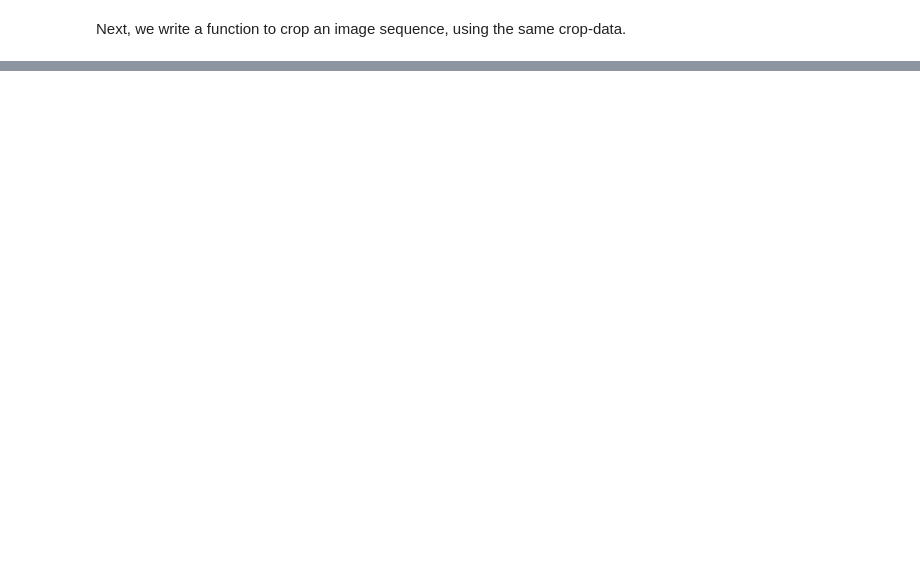
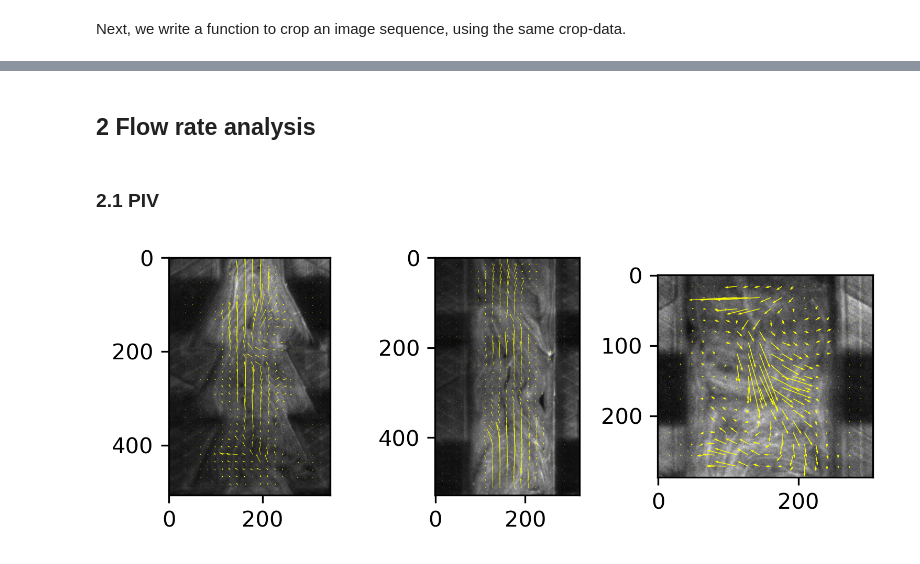
Before and after one commit to ZLoverty/AN, a Jupyter notebook: Code/Active nematics data analysis.ipynb, the cells around one changed output, grey strips where cells are left out. Drawn from its saved outputs; the diff is of its cells as text; code cells hidden in the pictures; blank space fills up the shorter version.

Commit message:
Finish the first bifurcation flow analysis

```diff
--- a/Code/Active nematics data analysis.ipynb
+++ b/Code/Active nematics data analysis.ipynb
@@ -130,0 +154,15 @@ crop_sequence(seq, crop_data, save_folder)
+# %% [markdown]
+## 2 Flow rate analysis
+# %% [markdown]
+### 2.1 PIV
+# %%
+folder = r"E:\AN\10172022"
+fig, ax = plt.subplots(nrows=1, ncols=3, figsize=(6, 2), dpi=300)
+for i in range(3):
+    I0 = io.imread(os.path.join(folder, "channel_crops", "04", "crop-{:d}".format(i), "00000.tif"))
+    I1 = io.imread(os.path.join(folder, "channel_crops", "04", "crop-{:d}".format(i), "00001.tif"))
+    x, y, u, v = PIV(I0, I1, 32, 16, 1)
+    ax[i].imshow(I0, cmap="gray")
+    ax[i].quiver(x, y, u, v, color="yellow")
+# %% [output]
+[figure, added]
```
Also changed, not shown: parts of 23 cells of this notebook, 3 other files.
